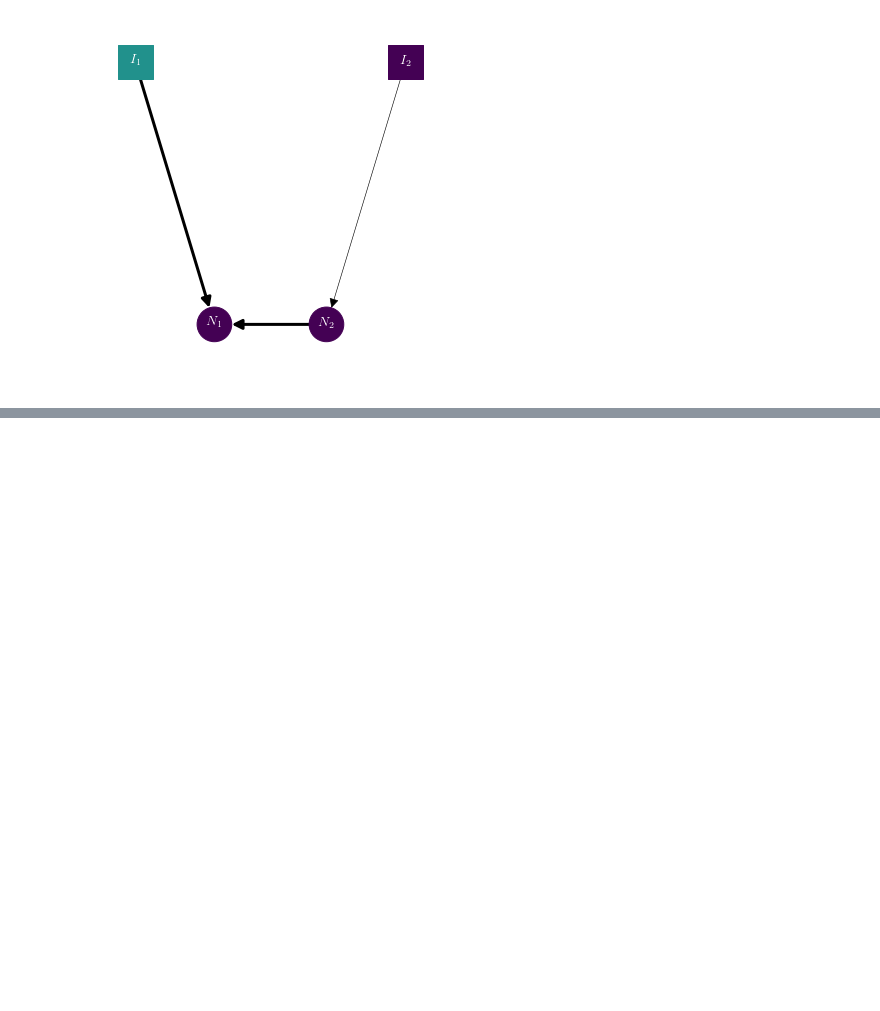
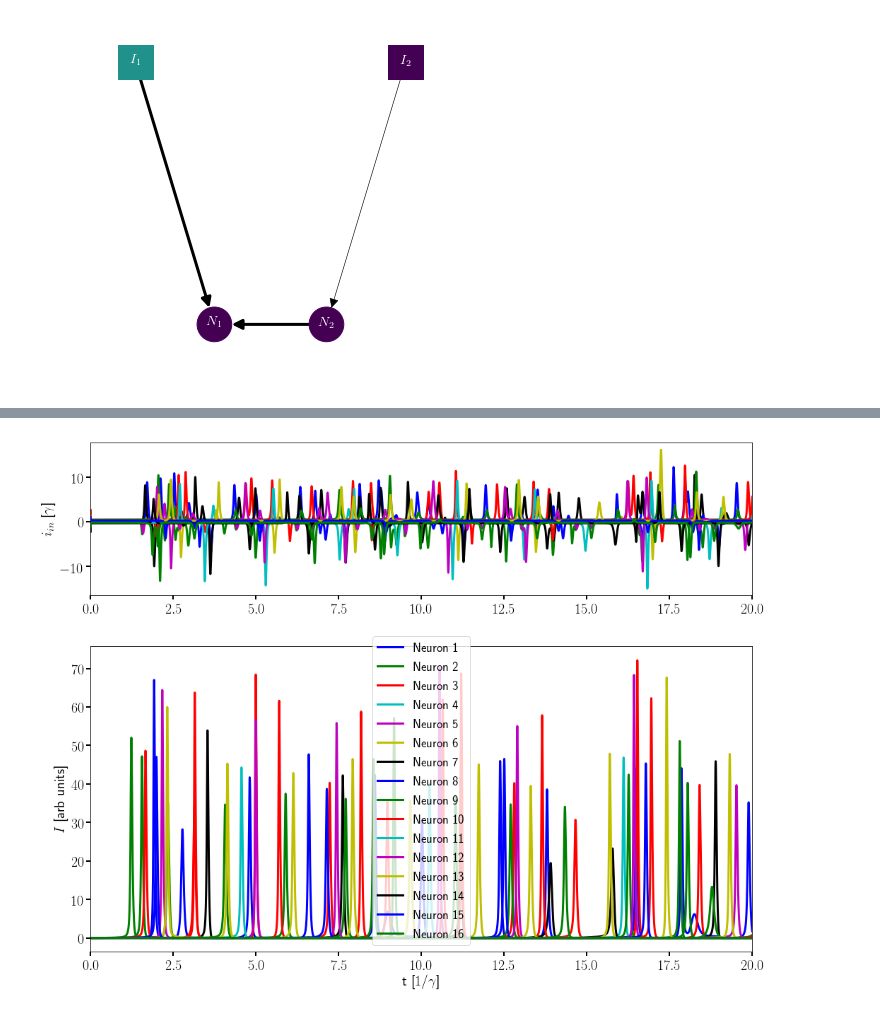
Before and after one commit to jabbate7/PhotonicNeuronSimulator, a Jupyter notebook: Network_plots.ipynb, the cells around one changed output, grey strips where cells are left out. Cells and saved outputs as stored; diff of their text form; code cells hidden in the pictures; blank space fills up the shorter version.

Commit message:
wrote large random network demo

```diff
--- a/Network_plots.ipynb
+++ b/Network_plots.ipynb
@@ -175,0 +220,9 @@ HTML(an2.to_html5_video())
+# %%
+#solve network
+start_time = timeit.default_timer()
+
+outputR=networkR.network_solve(inR)
+inputR=networkR.network_inputs(network_outputs=outputR, external_inputs=inR)
+
+elapsed1 = timeit.default_timer() - start_time
+print("Elapsed time is {} seconds".format(elapsed1))
@@ -175,0 +231,5 @@ HTML(an2.to_html5_video())
+# %%
+fig3=networkR.visualize_plot(inputR, outputR, timeR)
+fig3.set_size_inches(13, 10, forward=True)
+# %% [output]
+[figure, added]
```
Also changed, not shown: parts of 7 cells of this notebook.
